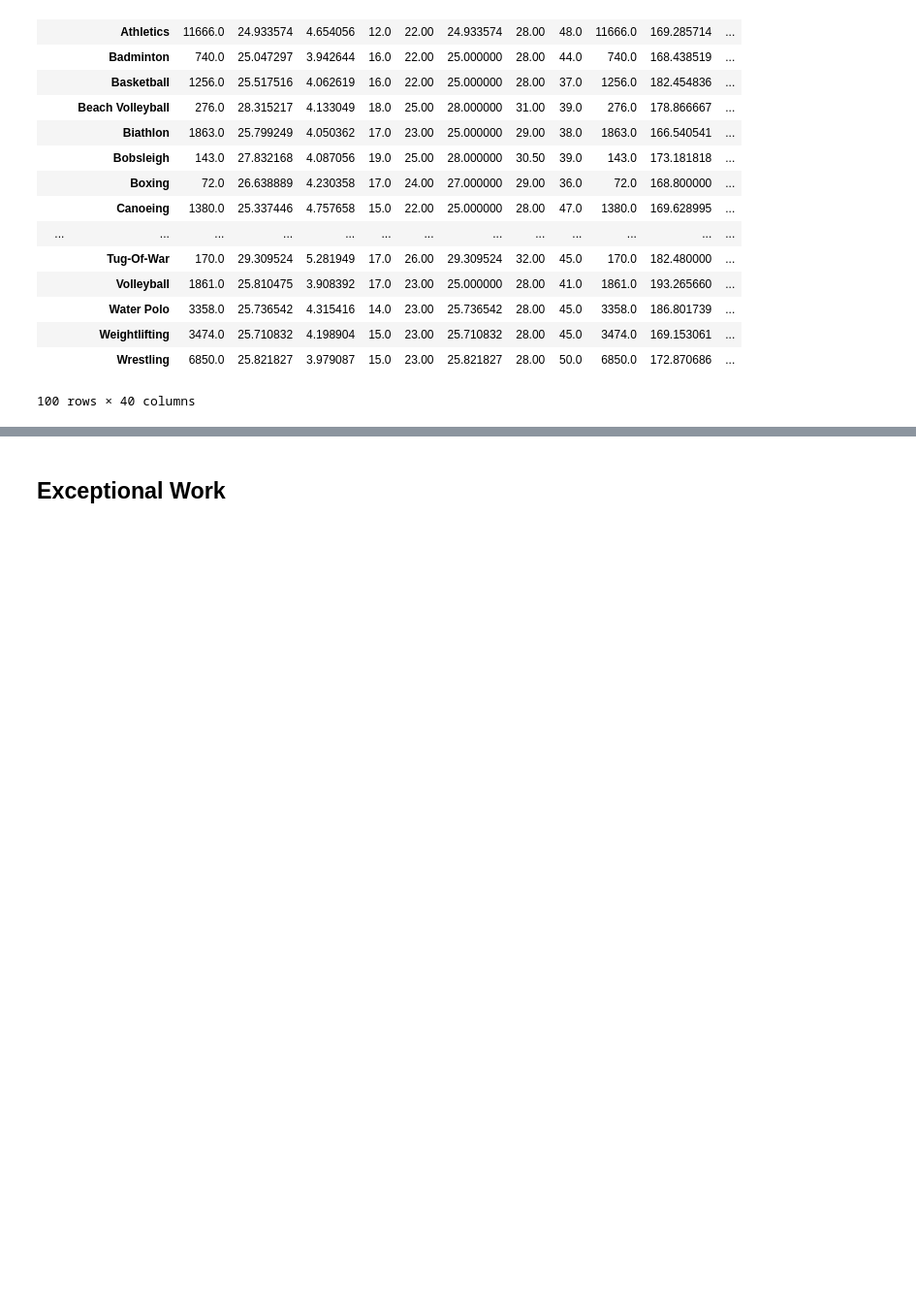
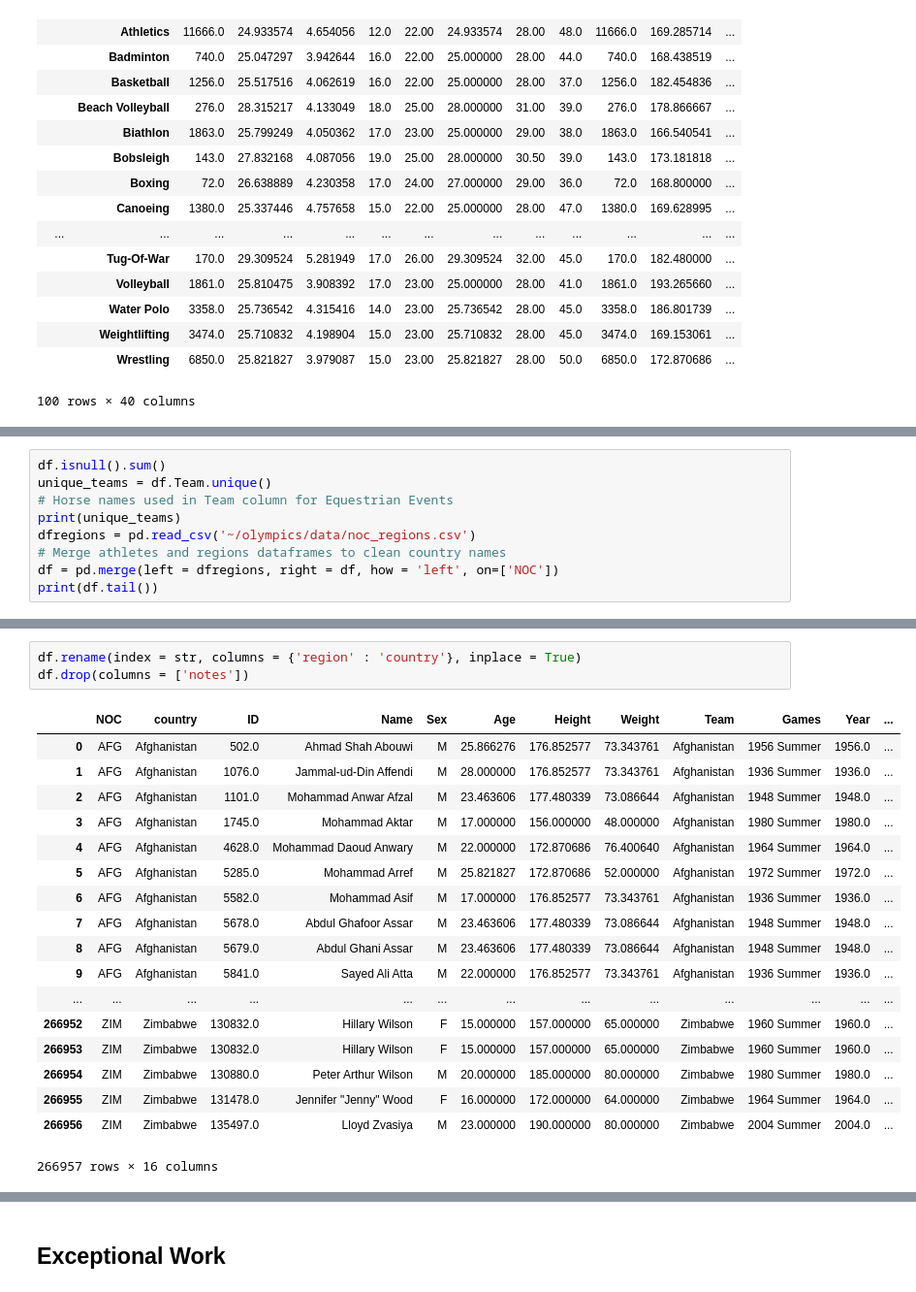
Before and after one commit to i4a/olympics, a Jupyter notebook: code/DataQualExcepWork.ipynb, the cells around one changed output, grey strips where cells are left out. Shown: that part at 97% size. Drawn from its saved outputs; the diff is of its cells as text; blank space fills up the shorter version.

Commit message:
upated data quality andexceptional work [steve]

```diff
--- a/code/DataQualExcepWork.ipynb
+++ b/code/DataQualExcepWork.ipynb
@@ -115,0 +87,9 @@ dtype: int64
+# %%
+df.isnull().sum()
+unique_teams = df.Team.unique()
+# Horse names used in Team column for Equestrian Events
+print(unique_teams)
+dfregions = pd.read_csv('~/olympics/data/noc_regions.csv')
+# Merge athletes and regions dataframes to clean country names
+df = pd.merge(left = dfregions, right = df, how = 'left', on=['NOC'])
+print(df.tail())
@@ -115,0 +114,22 @@ dtype: int64
+# %%
+df.rename(index = str, columns = {'region' : 'country'}, inplace = True)
+df.drop(columns = ['notes'])
+# %% [output]
+|  | NOC | country | ID | Name | Sex | Age | Height | Weight | Team | Games | Year | ... |
+| 0 | AFG | Afghanistan | 502.0 | Ahmad Shah Abouwi | M | 25.866276 | 176.852577 | 73.343761 | Afghanistan | 1956 Summer | 1956.0 | ... |
+| 1 | AFG | Afghanistan | 1076.0 | Jammal-ud-Din Affendi | M | 28.000000 | 176.852577 | 73.343761 | Afghanistan | 1936 Summer | 1936.0 | ... |
+| 2 | AFG | Afghanistan | 1101.0 | Mohammad Anwar Afzal | M | 23.463606 | 177.480339 | 73.086644 | Afghanistan | 1948 Summer | 1948.0 | ... |
+| 3 | AFG | Afghanistan | 1745.0 | Mohammad Aktar | M | 17.000000 | 156.000000 | 48.000000 | Afghanistan | 1980 Summer | 1980.0 | ... |
+| 4 | AFG | Afghanistan | 4628.0 | Mohammad Daoud Anwary | M | 22.000000 | 172.870686 | 76.400640 | Afghanistan | 1964 Summer | 1964.0 | ... |
+| 5 | AFG | Afghanistan | 5285.0 | Mohammad Arref | M | 25.821827 | 172.870686 | 52.000000 | Afghanistan | 1972 Summer | 1972.0 | ... |
+| 6 | AFG | Afghanistan | 5582.0 | Mohammad Asif | M | 17.000000 | 176.852577 | 73.343761 | Afghanistan | 1936 Summer | 1936.0 | ... |
+| 7 | AFG | Afghanistan | 5678.0 | Abdul Ghafoor Assar | M | 23.463606 | 177.480339 | 73.086644 | Afghanistan | 1948 Summer | 1948.0 | ... |
+| 8 | AFG | Afghanistan | 5679.0 | Abdul Ghani Assar | M | 23.463606 | 177.480339 | 73.086644 | Afghanistan | 1948 Summer | 1948.0 | ... |
+| 9 | AFG | Afghanistan | 5841.0 | Sayed Ali Atta | M | 22.000000 | 176.852577 | 73.343761 | Afghanistan | 1936 Summer | 1936.0 | ... |
+| ... | ... | ... | ... | ... | ... | ... | ... | ... | ... | ... | ... | ... |
+| 266952 | ZIM | Zimbabwe | 130832.0 | Hillary Wilson | F | 15.000000 | 157.000000 | 65.000000 | Zimbabwe | 1960 Summer | 1960.0 | ... |
+| 266953 | ZIM | Zimbabwe | 130832.0 | Hillary Wilson | F | 15.000000 | 157.000000 | 65.000000 | Zimbabwe | 1960 Summer | 1960.0 | ... |
+| 266954 | ZIM | Zimbabwe | 130880.0 | Peter Arthur Wilson | M | 20.000000 | 185.000000 | 80.000000 | Zimbabwe | 1980 Summer | 1980.0 | ... |
+| 266955 | ZIM | Zimbabwe | 131478.0 | Jennifer "Jenny" Wood | F | 16.000000 | 172.000000 | 64.000000 | Zimbabwe | 1964 Summer | 1964.0 | ... |
+| 266956 | ZIM | Zimbabwe | 135497.0 | Lloyd Zvasiya | M | 23.000000 | 190.000000 | 80.000000 | Zimbabwe | 2004 Summer | 2004.0 | ... |
+266957 rows × 16 columns
```
Also changed, not shown: parts of 13 cells of this notebook.
